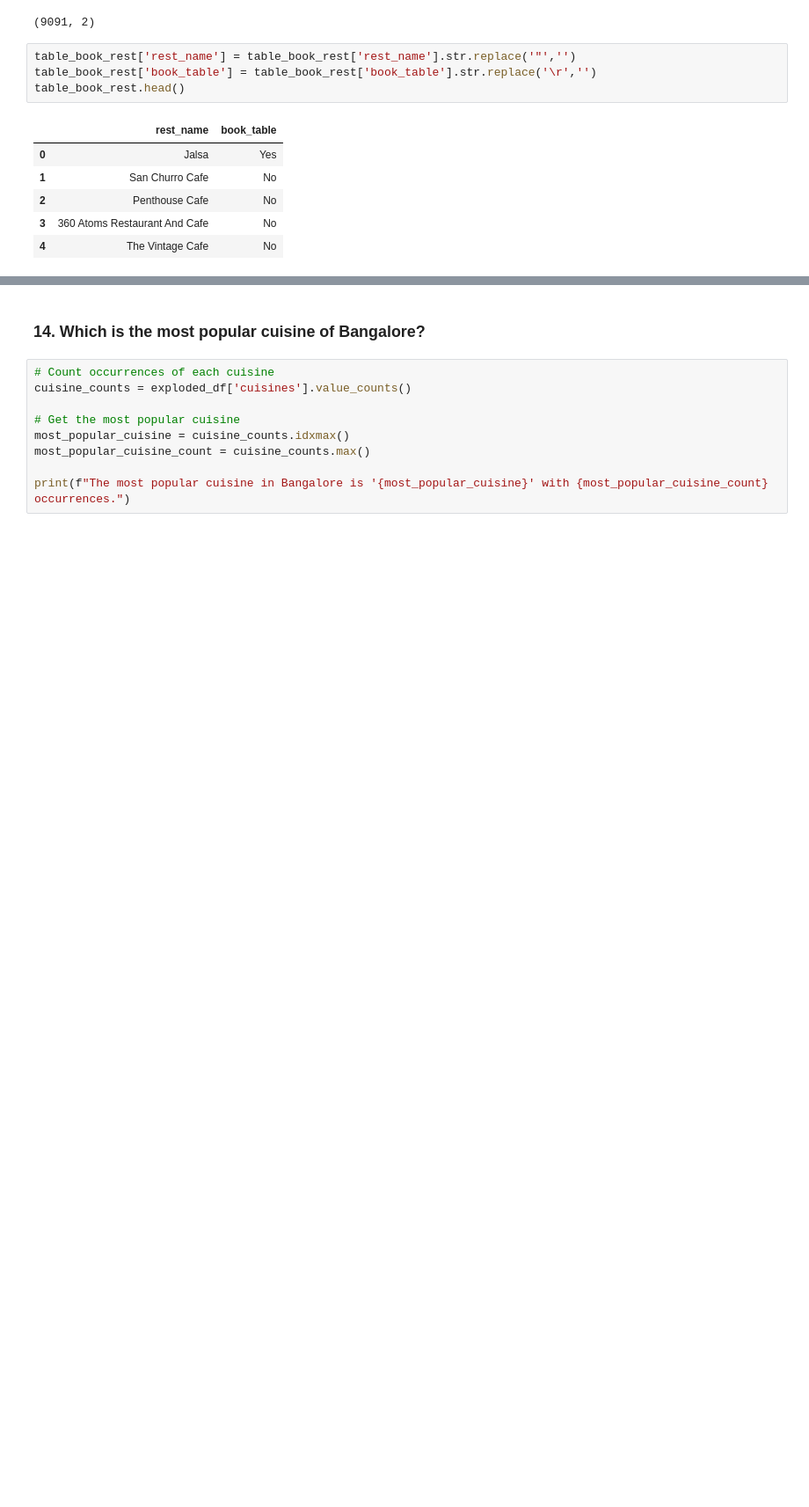
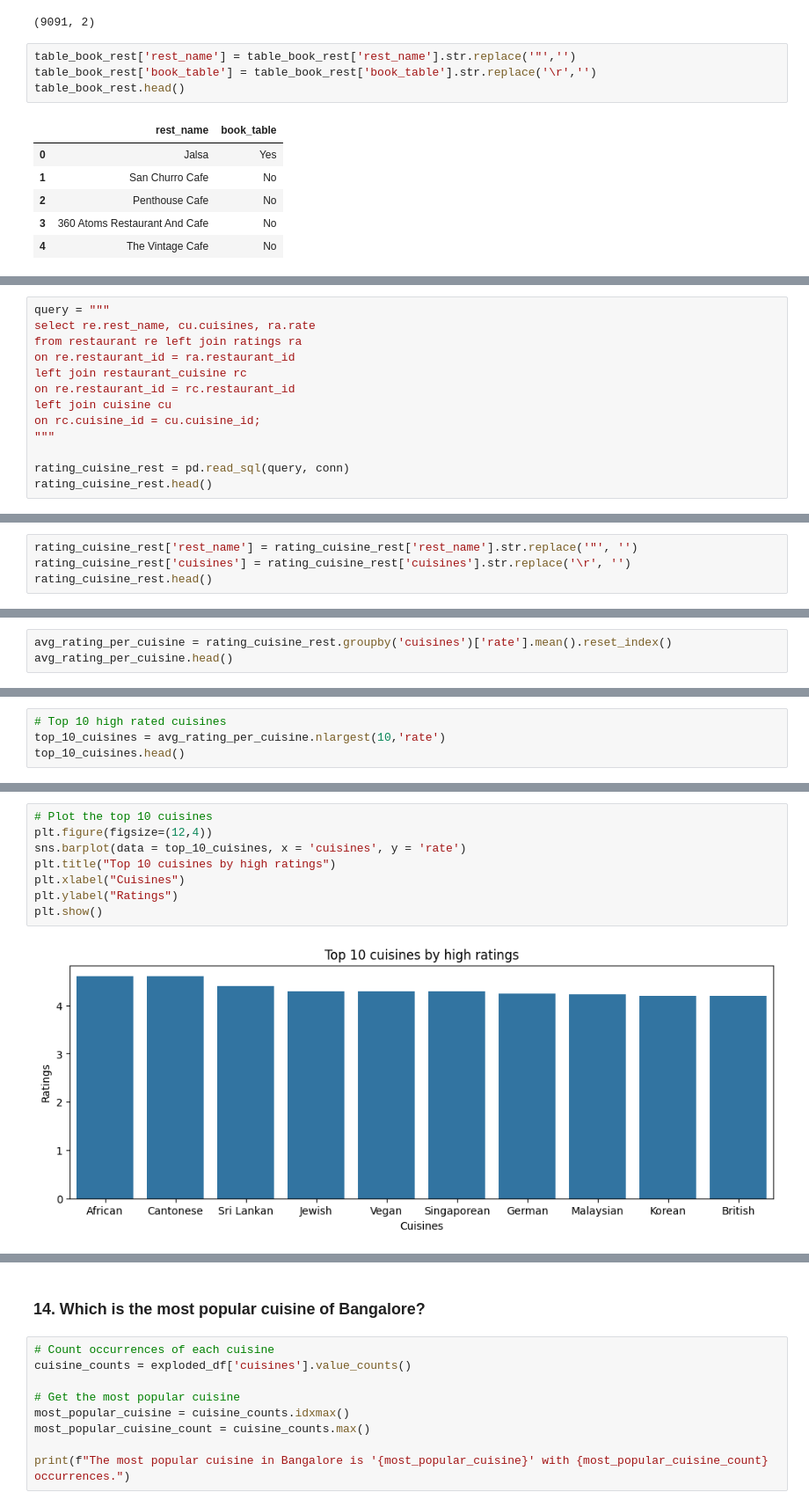
Before and after one commit to Bhuvi128/Bengaluru-Restaurant-Trends-Analysis, a Jupyter notebook: Bengaluru Restaurant Trends Analysis.ipynb, the cells around one changed output, grey strips where cells are left out. Shown at 88% size. Saved outputs shown, nothing was run; the diff lists cells and outputs as text; blank space fills up the shorter version.

```diff
--- a/Bengaluru Restaurant Trends Analysis.ipynb
+++ b/Bengaluru Restaurant Trends Analysis.ipynb
@@ -280,0 +223,13 @@ desc_stats.head()
+# %%
+query = """
+select re.rest_name, cu.cuisines, ra.rate
+from restaurant re left join ratings ra
+on re.restaurant_id = ra.restaurant_id
+left join restaurant_cuisine rc
+on re.restaurant_id = rc.restaurant_id
+left join cuisine cu
+on rc.cuisine_id = cu.cuisine_id;
+"""
+
+rating_cuisine_rest = pd.read_sql(query, conn)
+rating_cuisine_rest.head()
@@ -280,0 +254,4 @@ desc_stats.head()
+# %%
+rating_cuisine_rest['rest_name'] = rating_cuisine_rest['rest_name'].str.replace('"', '')
+rating_cuisine_rest['cuisines'] = rating_cuisine_rest['cuisines'].str.replace('\r', '')
+rating_cuisine_rest.head()
@@ -280,0 +265,3 @@ desc_stats.head()
+# %%
+avg_rating_per_cuisine = rating_cuisine_rest.groupby('cuisines')['rate'].mean().reset_index()
+avg_rating_per_cuisine.head()
@@ -280,0 +275,4 @@ desc_stats.head()
+# %%
+# Top 10 high rated cuisines
+top_10_cuisines = avg_rating_per_cuisine.nlargest(10,'rate')
+top_10_cuisines.head()
@@ -280,0 +286,10 @@ desc_stats.head()
+# %%
+# Plot the top 10 cuisines
+plt.figure(figsize=(12,4))
+sns.barplot(data = top_10_cuisines, x = 'cuisines', y = 'rate')
+plt.title("Top 10 cuisines by high ratings")
+plt.xlabel("Cuisines")
+plt.ylabel("Ratings")
+plt.show()
+# %% [output]
+[figure, added]
```
Also changed, not shown: parts of 32 cells of this notebook, 1 other file.
